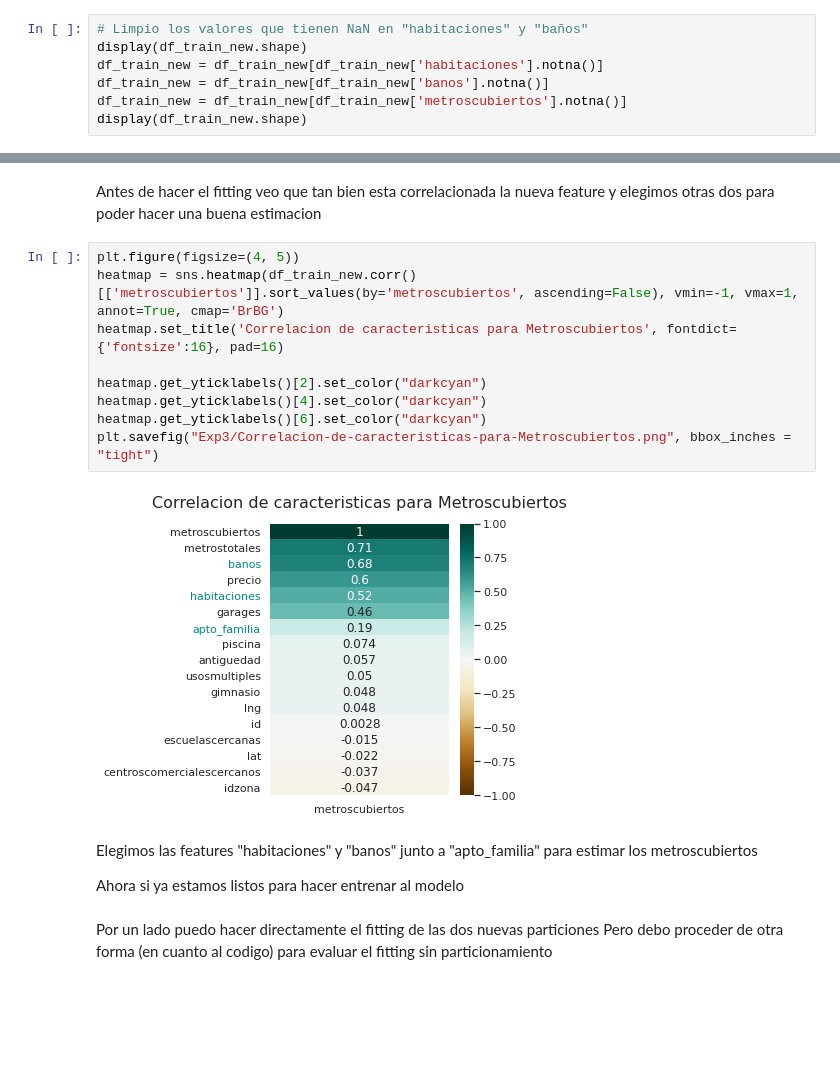
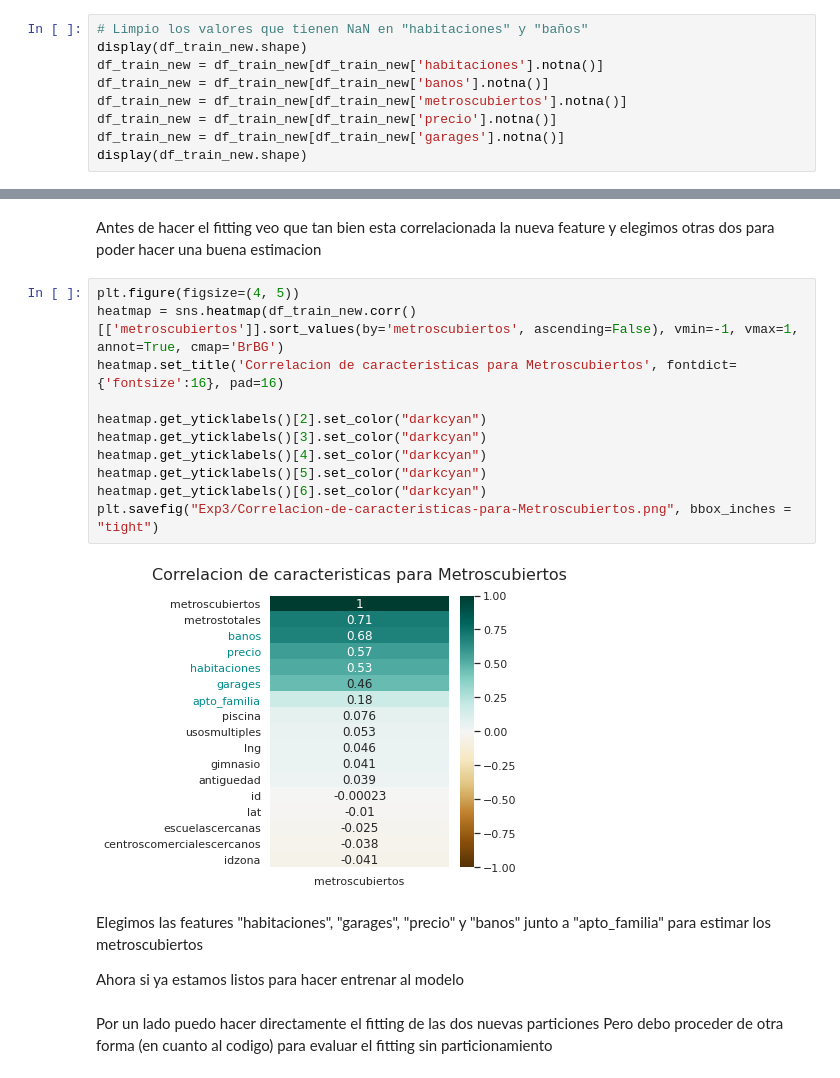
Before and after one commit to davidvenegasr/TP3-MetNum, a Jupyter notebook: notebooks/Exp3.ipynb, the cells around one changed output, grey strips where cells are left out. Saved outputs shown, nothing was run; the diff lists cells and outputs as text; blank space fills up the shorter version.

```diff
--- a/notebooks/Exp3.ipynb
+++ b/notebooks/Exp3.ipynb
@@ -183,6 +183,8 @@ display(df_train_new.shape)
 df_train_new = df_train_new[df_train_new['habitaciones'].notna()]
 df_train_new = df_train_new[df_train_new['banos'].notna()]
 df_train_new = df_train_new[df_train_new['metroscubiertos'].notna()]
+df_train_new = df_train_new[df_train_new['precio'].notna()]
+df_train_new = df_train_new[df_train_new['garages'].notna()]
 display(df_train_new.shape)
 # %% [output]
 (240000, 24)
@@ -251,16 +253,18 @@ Antes de hacer el fitting veo que tan bien esta correlacionada la nueva feature
 # %%
 plt.figure(figsize=(4, 5))
 heatmap = sns.heatmap(df_train_new.corr()[['metroscubiertos']].sort_values(by='metroscubiertos', ascending=False), vmin=-1, vmax=1, annot=True, cmap='BrBG')
 heatmap.set_title('Correlacion de caracteristicas para Metroscubiertos', fontdict={'fontsize':16}, pad=16)
 
 heatmap.get_yticklabels()[2].set_color("darkcyan")
+heatmap.get_yticklabels()[3].set_color("darkcyan")
 heatmap.get_yticklabels()[4].set_color("darkcyan")
+heatmap.get_yticklabels()[5].set_color("darkcyan")
 heatmap.get_yticklabels()[6].set_color("darkcyan")
 plt.savefig("Exp3/Correlacion-de-caracteristicas-para-Metroscubiertos.png", bbox_inches = "tight")
 # %% [output]
-[figure, old version]
+[figure, new version]
 # %% [markdown]
-Elegimos las features "habitaciones" y "banos" junto a "apto_familia" para estimar los metroscubiertos
+Elegimos las features "habitaciones", "garages", "precio" y "banos" junto a "apto_familia" para estimar los metroscubiertos
 
 Ahora si ya estamos listos para hacer entrenar al modelo
 # %% [markdown]
```
Also changed, not shown: parts of 9 cells of this notebook, 3 other files.
